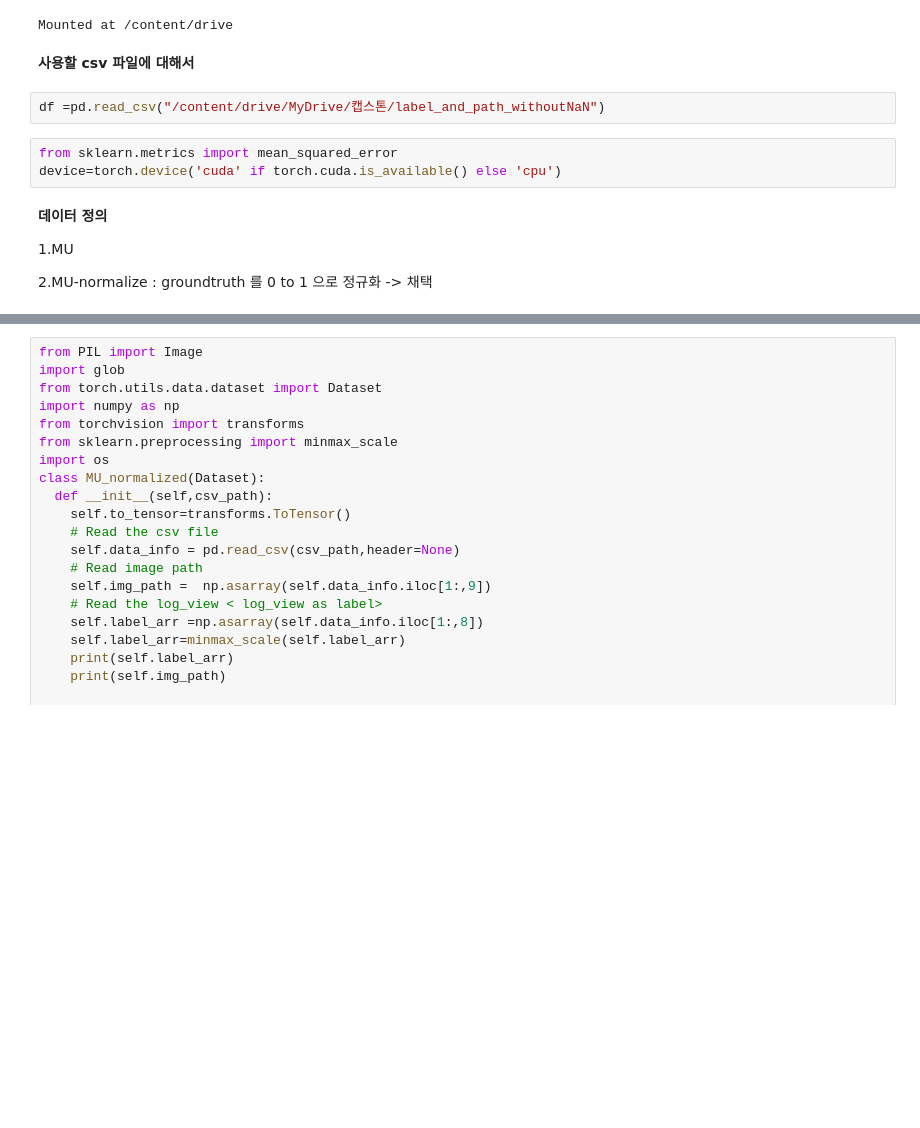
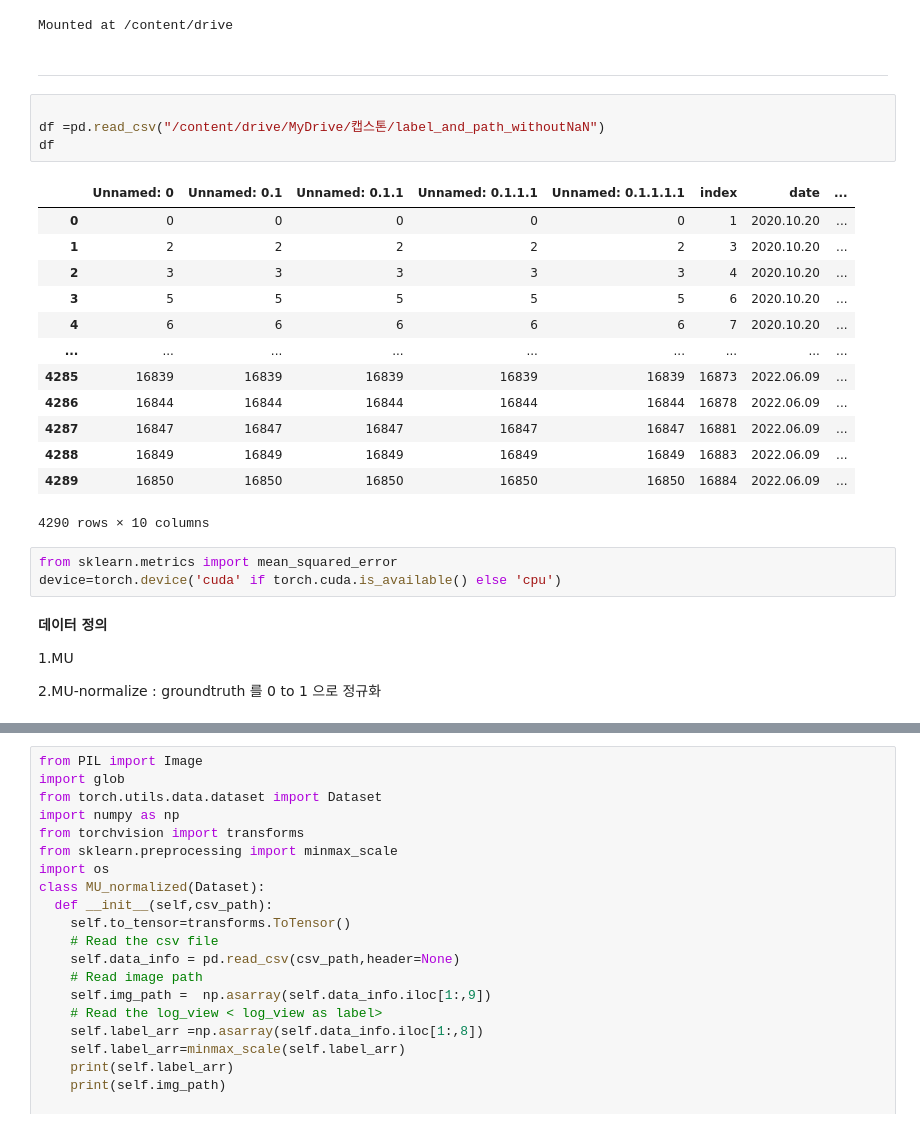
Before and after one commit to gravity0717/Capstone, a Jupyter notebook: MuitiCNN_MU_dataset.ipynb, the cells around one changed output, grey strips where cells are left out. Drawn from its saved outputs; the diff is of its cells as text; blank space fills up the shorter version.

```diff
--- a/MuitiCNN_MU_dataset.ipynb
+++ b/MuitiCNN_MU_dataset.ipynb
@@ -16,10 +16,26 @@ drive.mount('/content/drive')
 import math
 # %% [output]
 Mounted at /content/drive
-# %% [markdown]
-**사용할 csv 파일에 대해서**
+# %% [markdown]
+****
 # %%
+
 df =pd.read_csv("/content/drive/MyDrive/캡스톤/label_and_path_withoutNaN")
+df
+# %% [output]
+|  | Unnamed: 0 | Unnamed: 0.1 | Unnamed: 0.1.1 | Unnamed: 0.1.1.1 | Unnamed: 0.1.1.1.1 | index | date | ... |
+| 0 | 0 | 0 | 0 | 0 | 0 | 1 | 2020.10.20 | ... |
+| 1 | 2 | 2 | 2 | 2 | 2 | 3 | 2020.10.20 | ... |
+| 2 | 3 | 3 | 3 | 3 | 3 | 4 | 2020.10.20 | ... |
+| 3 | 5 | 5 | 5 | 5 | 5 | 6 | 2020.10.20 | ... |
+| 4 | 6 | 6 | 6 | 6 | 6 | 7 | 2020.10.20 | ... |
+| ... | ... | ... | ... | ... | ... | ... | ... | ... |
+| 4285 | 16839 | 16839 | 16839 | 16839 | 16839 | 16873 | 2022.06.09 | ... |
+| 4286 | 16844 | 16844 | 16844 | 16844 | 16844 | 16878 | 2022.06.09 | ... |
+| 4287 | 16847 | 16847 | 16847 | 16847 | 16847 | 16881 | 2022.06.09 | ... |
+| 4288 | 16849 | 16849 | 16849 | 16849 | 16849 | 16883 | 2022.06.09 | ... |
+| 4289 | 16850 | 16850 | 16850 | 16850 | 16850 | 16884 | 2022.06.09 | ... |
+4290 rows × 10 columns
 # %%
 from sklearn.metrics import mean_squared_error
 device=torch.device('cuda' if torch.cuda.is_available() else 'cpu')
@@ -28,7 +44,7 @@ device=torch.device('cuda' if torch.cuda.is_available() else 'cpu')
 
 1.MU
 
-2.MU-normalize : groundtruth 를 0 to 1 으로 정규화 -> 채택
+2.MU-normalize : groundtruth 를 0 to 1 으로 정규화
 # %%
 from PIL import Image
 import glob
```
Also changed, not shown: parts of 16 cells of this notebook.
